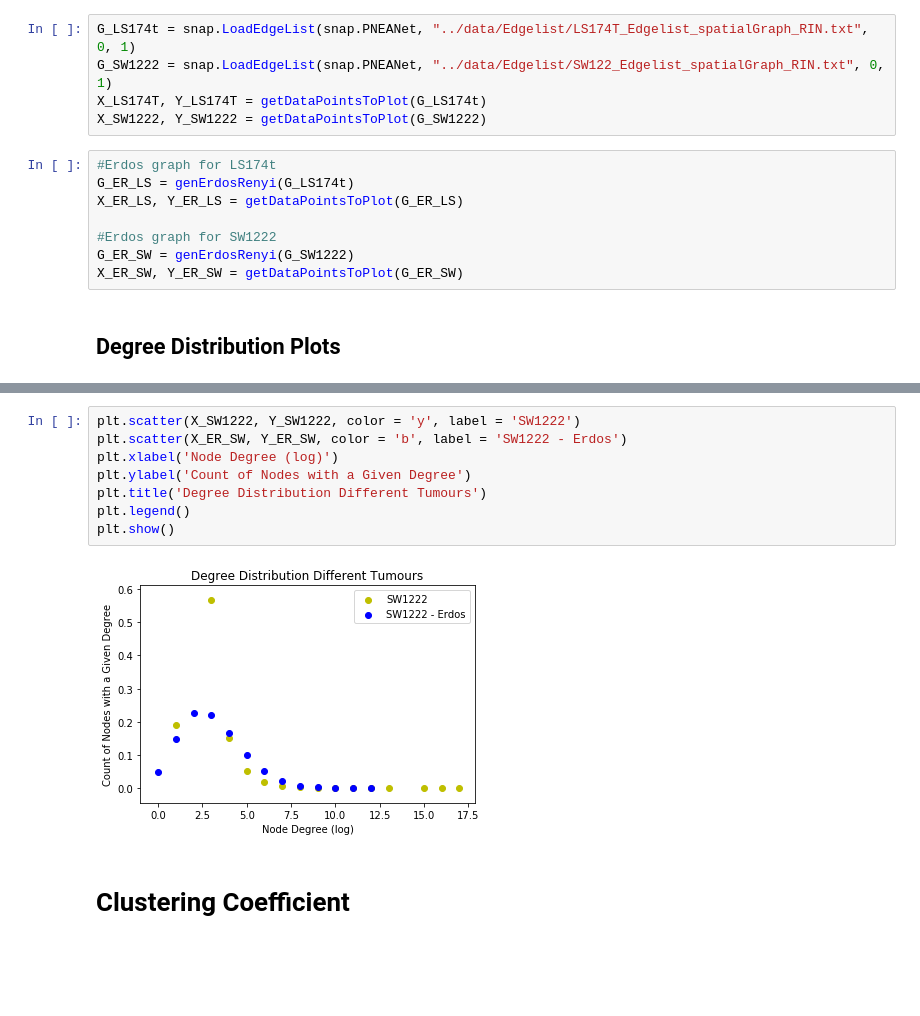
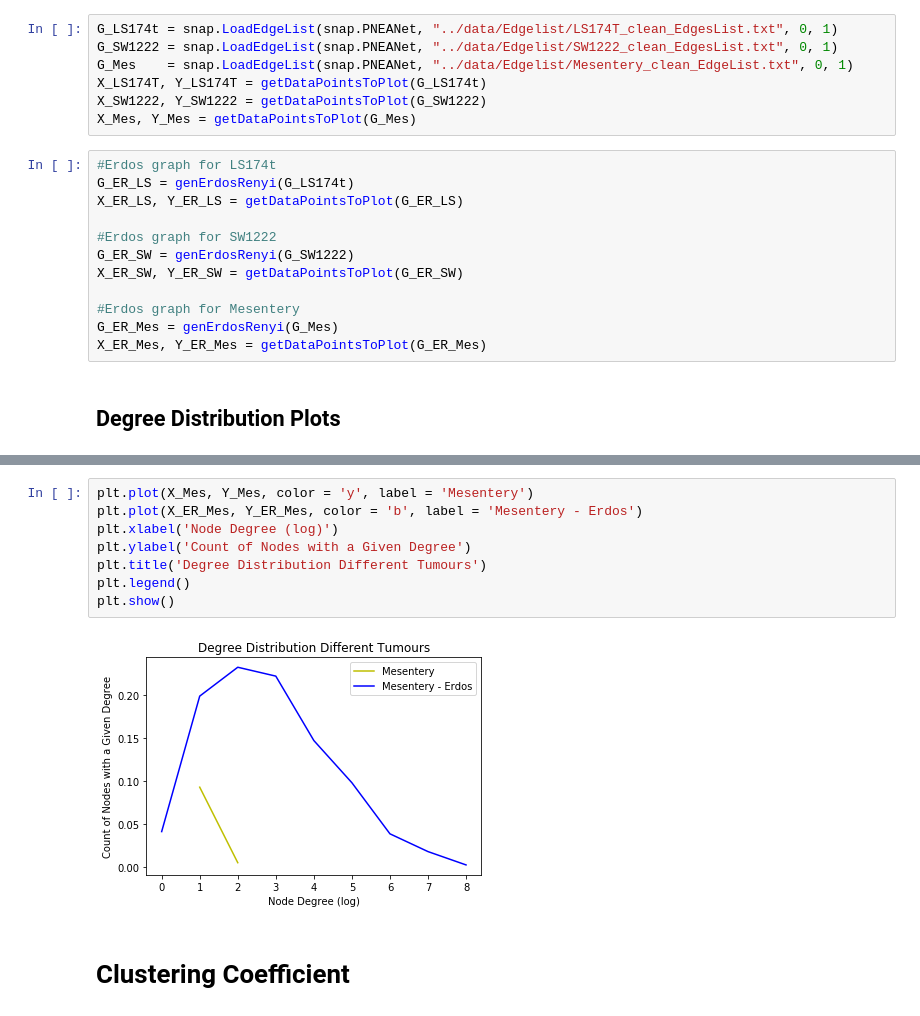
Before and after one commit to magdyksaleh/cs224w_ssm, a Jupyter notebook: notebooks/prelimAnalysis.ipynb, the cells around one changed output, grey strips where cells are left out. Drawn from its saved outputs; the diff is of its cells as text; blank space fills up the shorter version.

```diff
--- a/notebooks/prelimAnalysis.ipynb
+++ b/notebooks/prelimAnalysis.ipynb
@@ -46,10 +46,12 @@ def getDataPointsToPlot(Graph):
     X,Y = zip(*[(x,y) for x,y in zip(X,Y) if y > 0])
     return X, Y
 # %%
-G_LS174t = snap.LoadEdgeList(snap.PNEANet, "../data/Edgelist/LS174T_Edgelist_spatialGraph_RIN.txt", 0, 1)
-G_SW1222 = snap.LoadEdgeList(snap.PNEANet, "../data/Edgelist/SW122_Edgelist_spatialGraph_RIN.txt", 0, 1)
+G_LS174t = snap.LoadEdgeList(snap.PNEANet, "../data/Edgelist/LS174T_clean_EdgesList.txt", 0, 1)
+G_SW1222 = snap.LoadEdgeList(snap.PNEANet, "../data/Edgelist/SW1222_clean_EdgesList.txt", 0, 1)
+G_Mes    = snap.LoadEdgeList(snap.PNEANet, "../data/Edgelist/Mesentery_clean_EdgeList.txt", 0, 1)
 X_LS174T, Y_LS174T = getDataPointsToPlot(G_LS174t)
 X_SW1222, Y_SW1222 = getDataPointsToPlot(G_SW1222)
+X_Mes, Y_Mes = getDataPointsToPlot(G_Mes)
 # %%
 #Erdos graph for LS174t
 G_ER_LS = genErdosRenyi(G_LS174t)
@@ -58,5 +60,9 @@ X_ER_LS, Y_ER_LS = getDataPointsToPlot(G_ER_LS)
 #Erdos graph for SW1222
 G_ER_SW = genErdosRenyi(G_SW1222)
 X_ER_SW, Y_ER_SW = getDataPointsToPlot(G_ER_SW)
+
+#Erdos graph for Mesentery
+G_ER_Mes = genErdosRenyi(G_Mes)
+X_ER_Mes, Y_ER_Mes = getDataPointsToPlot(G_ER_Mes)
 # %% [markdown]
 ## Degree Distribution Plots
@@ -73,13 +92,13 @@ plt.show()
 # %%
-plt.scatter(X_SW1222, Y_SW1222, color = 'y', label = 'SW1222')
-plt.scatter(X_ER_SW, Y_ER_SW, color = 'b', label = 'SW1222 - Erdos')
+plt.plot(X_Mes, Y_Mes, color = 'y', label = 'Mesentery')
+plt.plot(X_ER_Mes, Y_ER_Mes, color = 'b', label = 'Mesentery - Erdos')
 plt.xlabel('Node Degree (log)')
 plt.ylabel('Count of Nodes with a Given Degree')
 plt.title('Degree Distribution Different Tumours')
 plt.legend()
 plt.show()
 # %% [output]
-[figure, old version]
+[figure, new version]
 # %% [markdown]
 # Clustering Coefficient
 # %%
```
Also changed, not shown: parts of 7 cells of this notebook, 11 other files.
